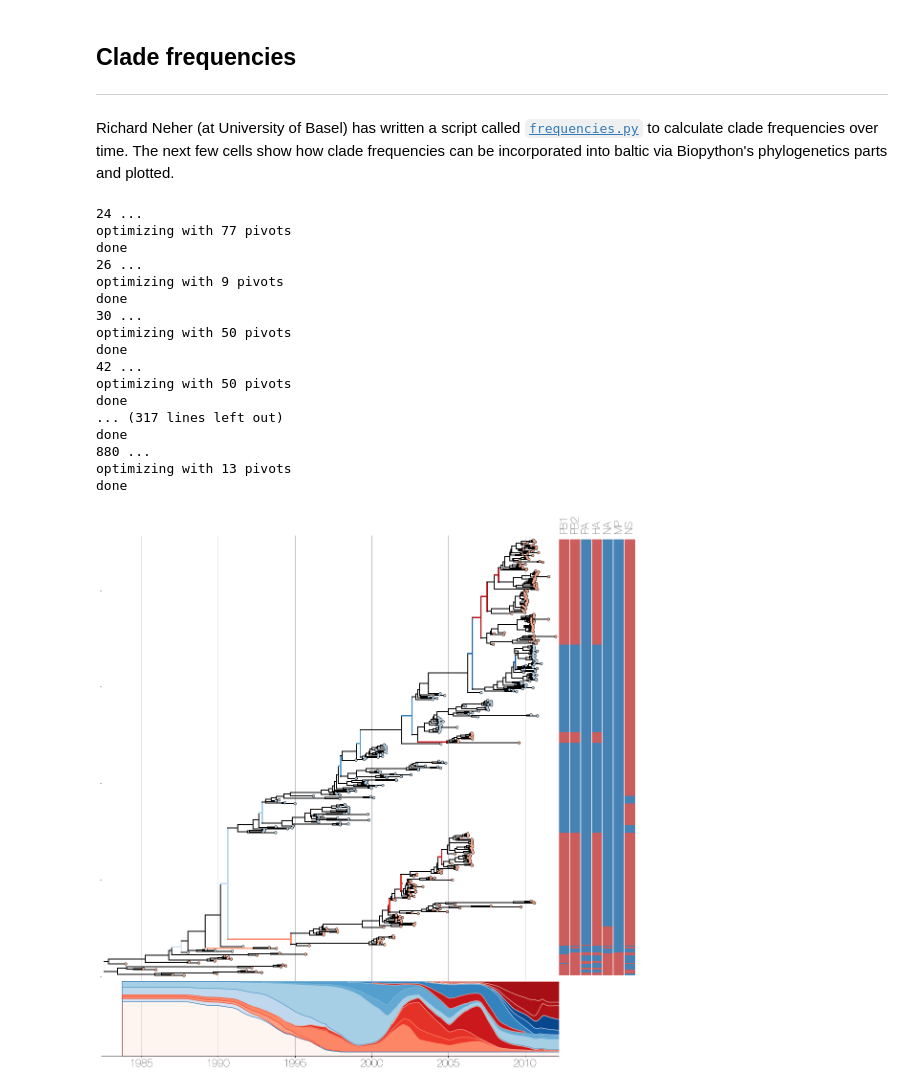
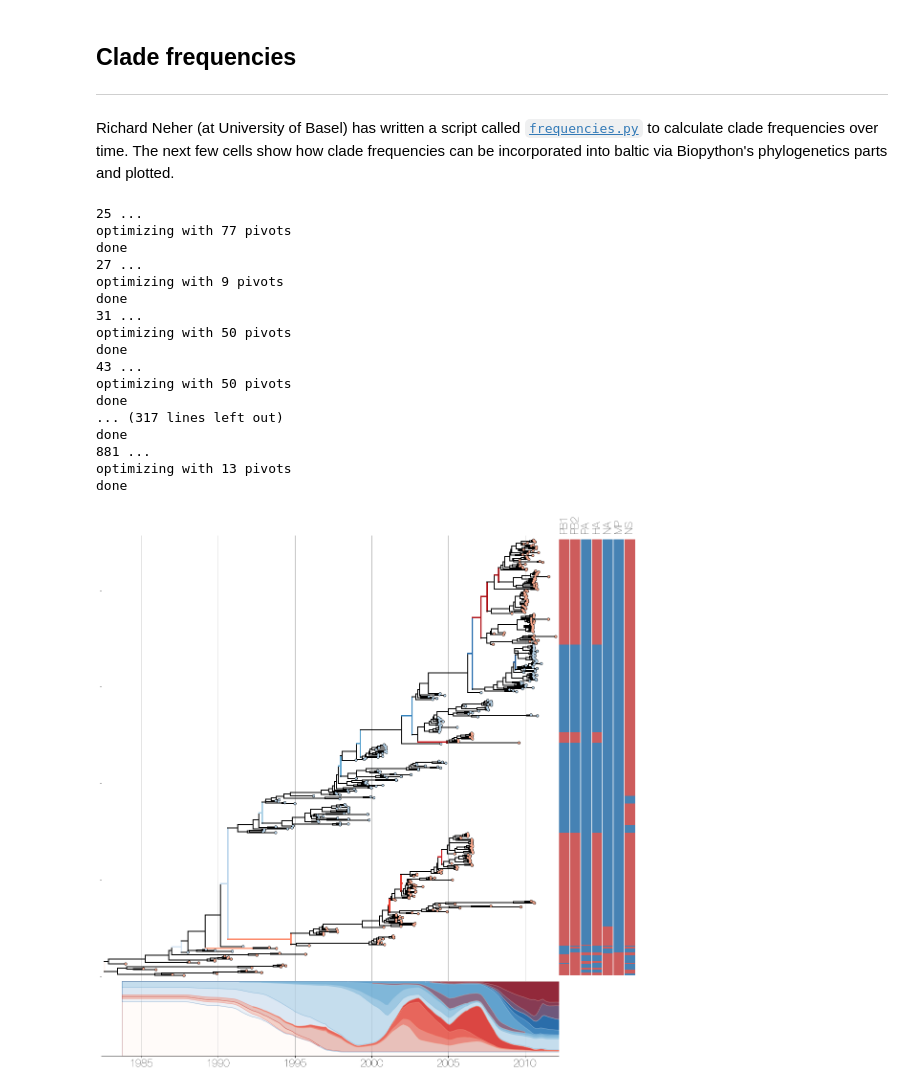
Before and after one commit to evogytis/baltic, a Jupyter notebook: austechia.ipynb, the cells around one changed output. Drawn from its saved outputs; the diff is of its cells as text; code cells hidden in the pictures.

```diff
--- a/austechia.ipynb
+++ b/austechia.ipynb
@@ -544,7 +543,7 @@ for tree_path in tree_paths: ## iterate over tree files
     tips={} ## dictionary of tip code to full tip name
     ll=bt.loadNexus(tree_base+tree_path,tip_regex="\_([0-9]+)\-([0-9]+)\-([0-9]+)",variableDate=True,verbose=False) ## loading a tree by specifying a path, a custom tip date regex string and that dates are sometimes incomplete
 
-    trees[tree_path.split('_')[1]]=ll.collapseBranches(trait='posterior',f=lambda x:x<0.7) ## add tree object to dict
+    trees[tree_path.split('_')[1]]=ll.collapseBranches(trait='posterior',f=lambda x:x<0.5) ## add tree object to dict
 
     print 'Done!'
 # %% [output]
@@ -1271,21 +1271,21 @@ bfq=frequencies.tree_frequencies(tr,min_clades=10,node_filter=None,pivots=pivots
 # %%
 bfq.estimate_clade_frequencies() ## estimate smoothed trajectories
 # %% [output]
-24 ...
+25 ...
 optimizing with 77 pivots
 done
-26 ...
+27 ...
 optimizing with 9 pivots
 done
-30 ...
+31 ...
 optimizing with 50 pivots
 done
-42 ...
+43 ...
 optimizing with 50 pivots
 done
 ... (317 lines left out)
 done
-880 ...
+881 ...
 optimizing with 13 pivots
 done
 # %%
@@ -1294,6 +1294,9 @@ for n,nd in enumerate(ll.traverse_tree(include_all=True)[1:]): ## frequencies ar
         nd.traits['cf']=bfq.frequencies[n] ## assign frequency vector to node
 # %%
 import matplotlib.gridspec as gridspec
+
+segments=['PB1t','PB2t','HAt','PAt','NPt','NAt','M1t','NS1t'] ## define order in which dict will be accessed
+
 fig = plt.subplots(figsize=(20,20),facecolor='w')
 
 gs = gridspec.GridSpec(2, 2,height_ratios=[6,1],width_ratios=[6,1],hspace=0.0,wspace=0.0)
@@ -1318,11 +1321,12 @@ def plot_subclade(ax, cfreq, clade, pivots):
         cmap=mpl.cm.Purples_r
 
     if clade.branchType=='node':
-        if condition(clade) or clade.traits[traitName]!=clade.parent.traits[traitName]:
+        if condition(clade) or (clade.parent.traits.has_key(traitName) and clade.traits[traitName]!=clade.parent.traits[traitName]):
             fr=clade.height/ll.treeHeight
             colour=cmap(fr)
             ec=cmap(1-fr)
             cfs=clade.traits['cf']
+            inc=cfs
             idx0,idx1=None,None
             for i,x in enumerate(cfs):
                 if x>0.01 and idx0==None:
@@ -1341,19 +1345,20 @@ def plot_subclade(ax, cfreq, clade, pivots):
 
             ax.fill_between(p, c, c+inc,
                         facecolor=colour,
-                        edgecolor=ec,alpha=1,
+                        edgecolor=ec,alpha=0.4,
                         linestyle='-',zorder=int(clade.height*100000))
 
     tmp_cfreq = np.copy(cfreq)
-    for c in clade.children:
-        if c.branchType=='node':
-            tmp_cfreq = plot_subclade(ax, tmp_cfreq, c, pivots)
+
+    for child in clade.children:
+        if child.branchType=='node':
+            tmp_cfreq = plot_subclade(ax, tmp_cfreq, child, pivots)
 
     return cfreq+clade.traits['cf']
 
 
 cfreq = np.zeros_like(pivots) ## empty list to hold trajectories
-plot_subclade(ax_muller, cfreq, ll.root.children[-1], pivots)
+plot_subclade(ax_muller, cfreq, ll.root.children[0], pivots)
 
 for k in ll.Objects:
 
@@ -1380,7 +1385,7 @@ for k in ll.Objects:
     if k.branchType=='node':
         ly=k.children[0].y
         ry=k.children[-1].y
-        if condition(k) or k.traits[traitName]!=k.parent.traits[traitName]:
+        if condition(k) or (k.parent.traits.has_key(traitName) and k.traits[traitName]!=k.parent.traits[traitName]):
 #             fr=k.y/ll.ySpan
             fr=k.height/ll.treeHeight
             colour=cmap(fr)
@@ -1409,31 +1414,31 @@ ax_tree.set_xlim(min(ats)-fr,max(ats)+fr)
 ax_genome.set_xlim(0,len(segments))
 
 ax_muller.set_ylim(0,1)
 ax_muller.invert_yaxis()
 ax_tree.set_ylim(-5,ll.ySpan+5)
 
 ax_muller.spines['top'].set_visible(False) ## no axes
 ax_muller.spines['right'].set_visible(False)
 ax_muller.spines['left'].set_visible(False)
 
 ax_tree.spines['top'].set_visible(False) ## no axes
 ax_tree.spines['right'].set_visible(False)
 ax_tree.spines['left'].set_visible(False)
 
 ax_genome.spines['top'].set_visible(False) ## no axes
 ax_genome.spines['right'].set_visible(False)
 ax_genome.spines['left'].set_visible(False)
 ax_genome.spines['bottom'].set_visible(False)
 
 ax_tree.tick_params(axis='x',size=0) ## no labels
 ax_muller.tick_params(axis='y',size=0)
 ax_genome.tick_params(size=0)
 ax_muller.set_yticklabels([])
 ax_tree.set_yticklabels([])
 ax_genome.xaxis.set_ticks_position('top')
 
 ax_muller.grid(axis='x')
 ax_tree.grid(axis='x')
 plt.show()
 # %% [output]
-[figure, old version]
+[figure, new version]
```
Also changed, not shown: parts of 8 cells of this notebook, 5 other files.
